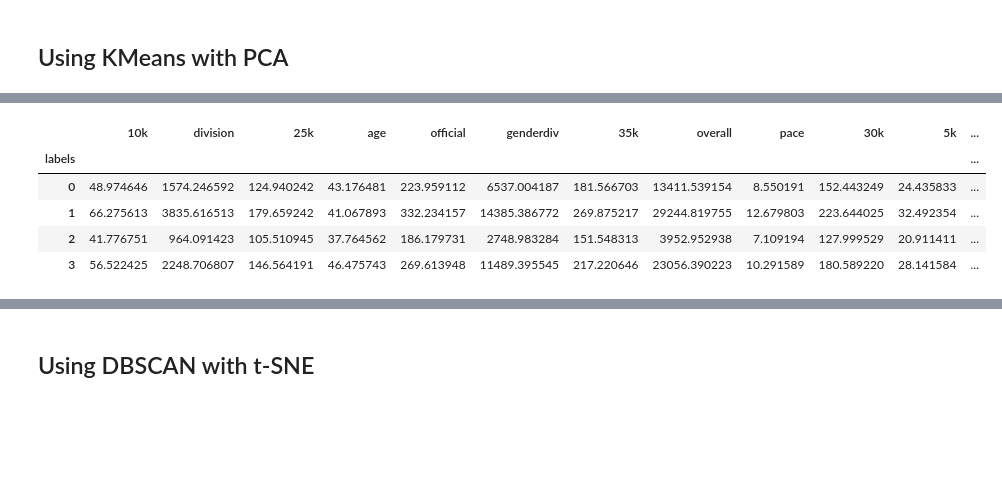
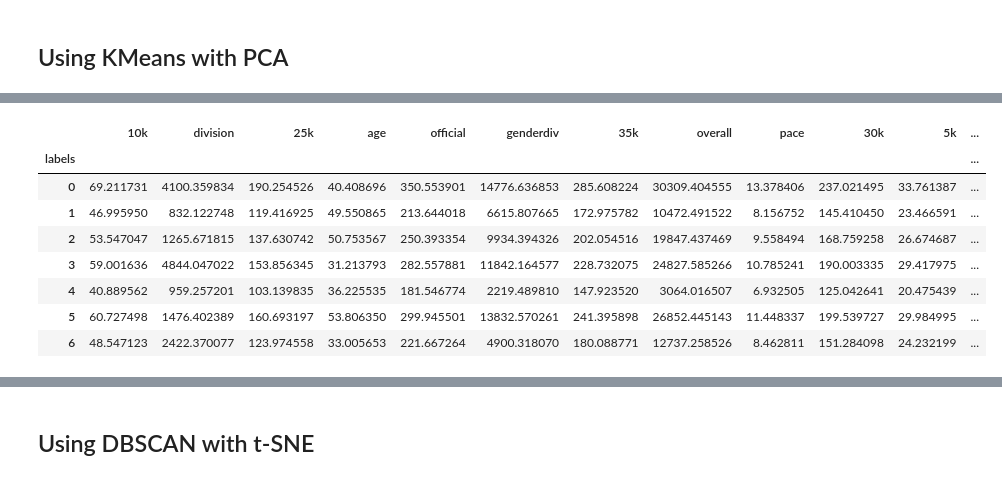
Before and after one commit to jhl126/bostonmarathon, a Jupyter notebook: results/Boston Marathon Clustering.ipynb, the cells around one changed output, grey strips where cells are left out. Saved outputs shown, nothing was run; the diff lists cells and outputs as text; code cells hidden in the pictures; blank space fills up the shorter version.

```diff
--- a/results/Boston Marathon Clustering.ipynb
+++ b/results/Boston Marathon Clustering.ipynb
@@ -173,0 +205,7 @@ sns.scatterplot(X_pca[:, 0], X_pca[:, 1], hue=km.labels_)
+# %%
+km = KMeans(n_clusters=8)
+km.fit(X_pca)
+sns.scatterplot(X_pca[:, 0], X_pca[:, 1], hue=km.labels_)
+
+labels = KMeans(n_clusters=8).fit_predict(X_pca)
+print(metrics.silhouette_score(X_pca, labels, metric="euclidean"))
@@ -173,0 +216,7 @@ sns.scatterplot(X_pca[:, 0], X_pca[:, 1], hue=km.labels_)
+# %%
+km = KMeans(n_clusters=9)
+km.fit(X_pca)
+sns.scatterplot(X_pca[:, 0], X_pca[:, 1], hue=km.labels_)
+
+labels = KMeans(n_clusters=9).fit_predict(X_pca)
+print(metrics.silhouette_score(X_pca, labels, metric="euclidean"))
@@ -173,0 +227,7 @@ sns.scatterplot(X_pca[:, 0], X_pca[:, 1], hue=km.labels_)
+# %%
+km = KMeans(n_clusters=10)
+km.fit(X_pca)
+sns.scatterplot(X_pca[:, 0], X_pca[:, 1], hue=km.labels_)
+
+labels = KMeans(n_clusters=10).fit_predict(X_pca)
+print(metrics.silhouette_score(X_pca, labels, metric="euclidean"))
@@ -173,0 +238,8 @@ sns.scatterplot(X_pca[:, 0], X_pca[:, 1], hue=km.labels_)
+# %%
+# 7 clusters has the best silhouette score out of 4-10 clusters
+km = KMeans(n_clusters=7)
+km.fit(X_pca)
+sns.scatterplot(X_pca[:, 0], X_pca[:, 1], hue=km.labels_)
+
+labels = KMeans(n_clusters=7).fit_predict(X_pca)
+print(metrics.silhouette_score(X_pca, labels, metric="euclidean"))
@@ -174,11 +250,15 @@ sns.scatterplot(X_pca[:, 0], X_pca[:, 1], hue=km.labels_)
 # %%
 yr_2014["labels"] = km.labels_
-yr_2014.groupby("labels").mean()
+clst_means = yr_2014.groupby("labels").mean()
+clst_means.style.background_gradient()
 # %% [output]
 |  | 10k | division | 25k | age | official | genderdiv | 35k | overall | pace | 30k | 5k | ... |
 | labels |  |  |  |  |  |  |  |  |  |  |  | ... |
-| 0 | 48.974646 | 1574.246592 | 124.940242 | 43.176481 | 223.959112 | 6537.004187 | 181.566703 | 13411.539154 | 8.550191 | 152.443249 | 24.435833 | ... |
-| 1 | 66.275613 | 3835.616513 | 179.659242 | 41.067893 | 332.234157 | 14385.386772 | 269.875217 | 29244.819755 | 12.679803 | 223.644025 | 32.492354 | ... |
-| 2 | 41.776751 | 964.091423 | 105.510945 | 37.764562 | 186.179731 | 2748.983284 | 151.548313 | 3952.952938 | 7.109194 | 127.999529 | 20.911411 | ... |
-| 3 | 56.522425 | 2248.706807 | 146.564191 | 46.475743 | 269.613948 | 11489.395545 | 217.220646 | 23056.390223 | 10.291589 | 180.589220 | 28.141584 | ... |
+| 0 | 69.211731 | 4100.359834 | 190.254526 | 40.408696 | 350.553901 | 14776.636853 | 285.608224 | 30309.404555 | 13.378406 | 237.021495 | 33.761387 | ... |
+| 1 | 46.995950 | 832.122748 | 119.416925 | 49.550865 | 213.644018 | 6615.807665 | 172.975782 | 10472.491522 | 8.156752 | 145.410450 | 23.466591 | ... |
+| 2 | 53.547047 | 1265.671815 | 137.630742 | 50.753567 | 250.393354 | 9934.394326 | 202.054516 | 19847.437469 | 9.558494 | 168.759258 | 26.674687 | ... |
+| 3 | 59.001636 | 4844.047022 | 153.856345 | 31.213793 | 282.557881 | 11842.164577 | 228.732075 | 24827.585266 | 10.785241 | 190.003335 | 29.417975 | ... |
+| 4 | 40.889562 | 959.257201 | 103.139835 | 36.225535 | 181.546774 | 2219.489810 | 147.923520 | 3064.016507 | 6.932505 | 125.042641 | 20.475439 | ... |
+| 5 | 60.727498 | 1476.402389 | 160.693197 | 53.806350 | 299.945501 | 13832.570261 | 241.395898 | 26852.445143 | 11.448337 | 199.539727 | 29.984995 | ... |
+| 6 | 48.547123 | 2422.370077 | 123.974558 | 33.005653 | 221.667264 | 4900.318070 | 180.088771 | 12737.258526 | 8.462811 | 151.284098 | 24.232199 | ... |
 [interactive output not drawn]
```
Also changed, not shown: parts of 32 cells of this notebook.
